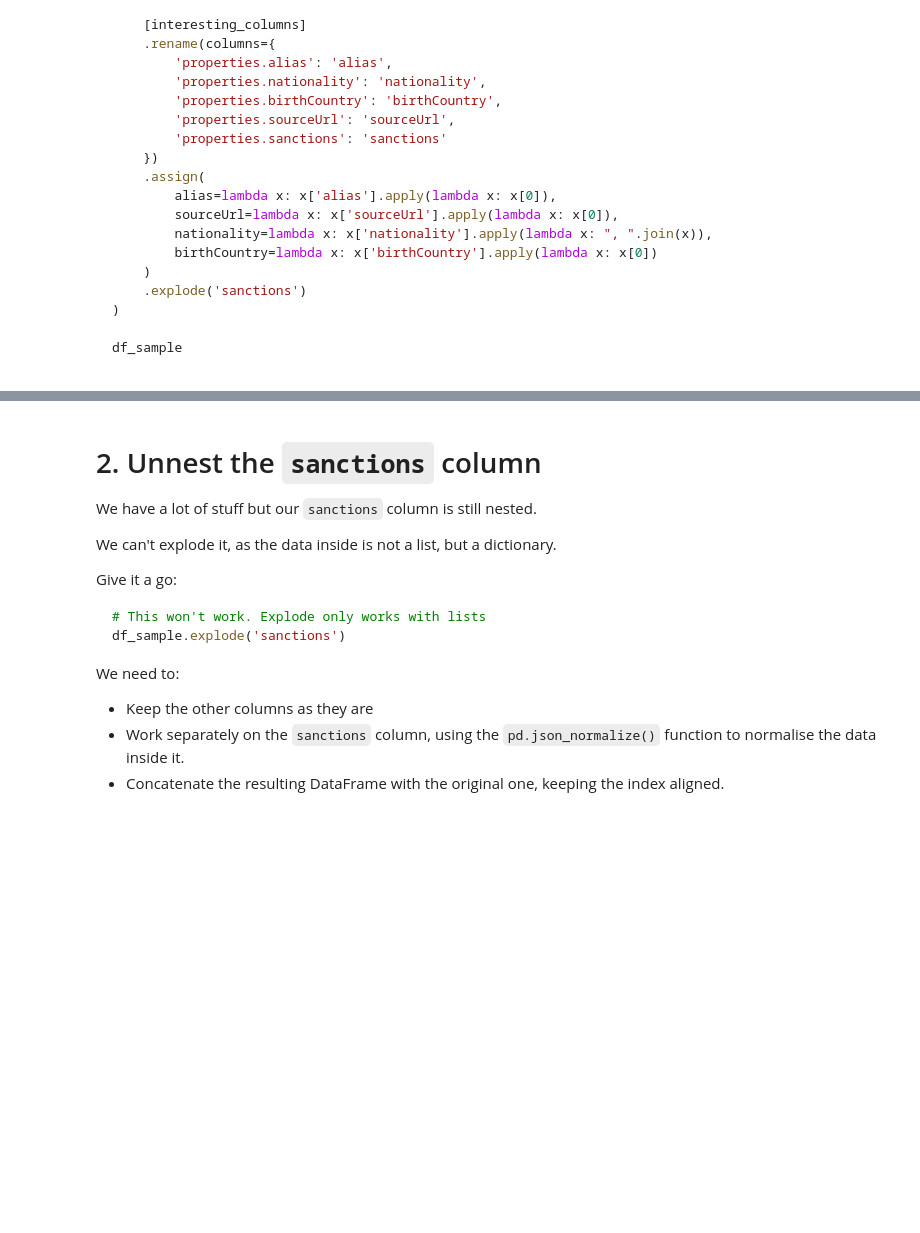
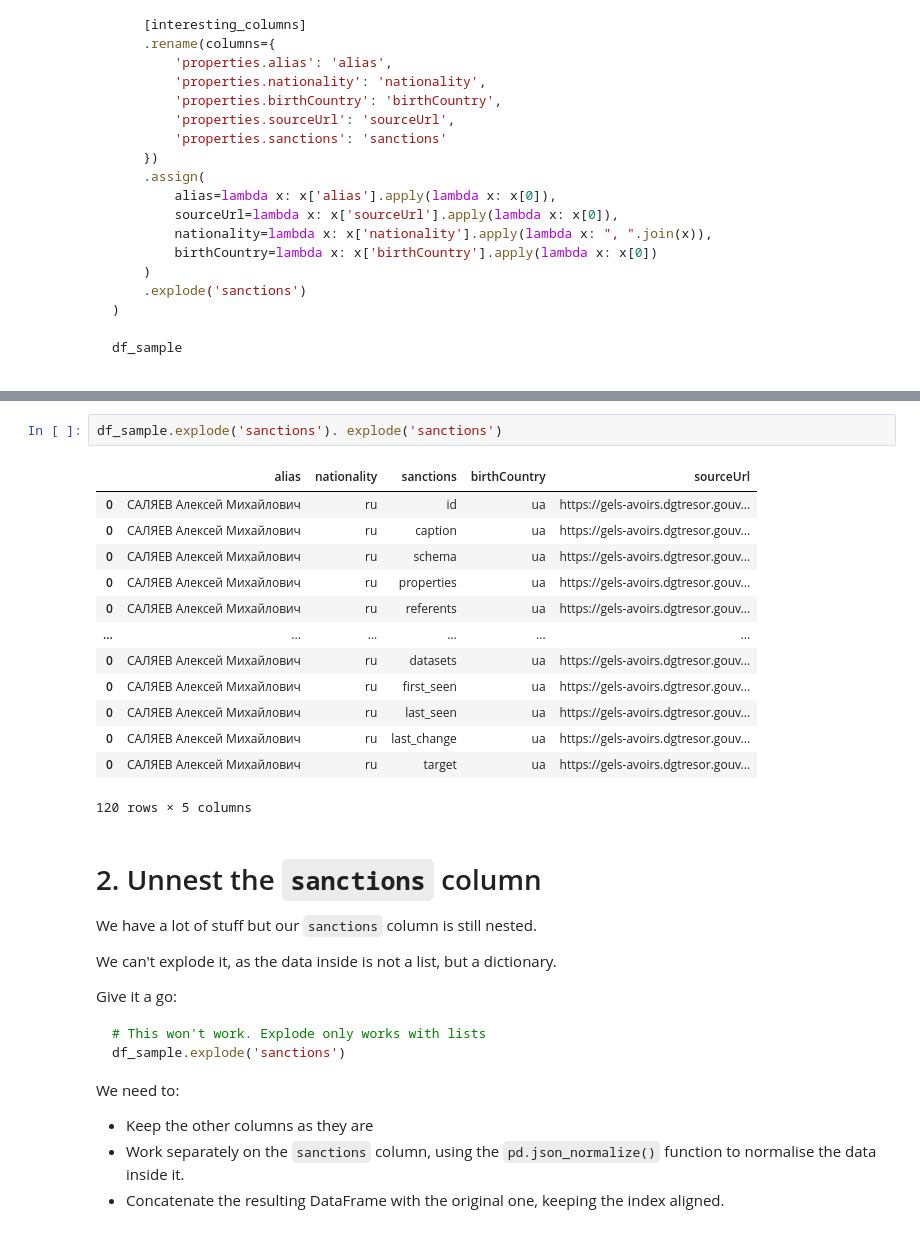
Before and after one commit to kearneyLSE/ds105a-2024, a Jupyter notebook: W07-CLK-Practice/notebooks/W07-Lab-Notebook.ipynb, the cells around one changed output, grey strips where cells are left out. Drawn from its saved outputs; the diff is of its cells as text; folded sections open; blank space fills up the shorter version.

```diff
--- a/W07-CLK-Practice/notebooks/W07-Lab-Notebook.ipynb
+++ b/W07-CLK-Practice/notebooks/W07-Lab-Notebook.ipynb
@@ -337,3 +356,19 @@ df_sample
+# %%
+df_sample.explode('sanctions'). explode('sanctions')
+# %% [output]
+|  | alias | nationality | sanctions | birthCountry | sourceUrl |
+| 0 | САЛЯЕВ Алексей Михайлович | ru | id | ua | https://gels-avoirs.dgtresor.gouv... |
+| 0 | САЛЯЕВ Алексей Михайлович | ru | caption | ua | https://gels-avoirs.dgtresor.gouv... |
+| 0 | САЛЯЕВ Алексей Михайлович | ru | schema | ua | https://gels-avoirs.dgtresor.gouv... |
+| 0 | САЛЯЕВ Алексей Михайлович | ru | properties | ua | https://gels-avoirs.dgtresor.gouv... |
+| 0 | САЛЯЕВ Алексей Михайлович | ru | referents | ua | https://gels-avoirs.dgtresor.gouv... |
+| ... | ... | ... | ... | ... | ... |
+| 0 | САЛЯЕВ Алексей Михайлович | ru | datasets | ua | https://gels-avoirs.dgtresor.gouv... |
+| 0 | САЛЯЕВ Алексей Михайлович | ru | first_seen | ua | https://gels-avoirs.dgtresor.gouv... |
+| 0 | САЛЯЕВ Алексей Михайлович | ru | last_seen | ua | https://gels-avoirs.dgtresor.gouv... |
+| 0 | САЛЯЕВ Алексей Михайлович | ru | last_change | ua | https://gels-avoirs.dgtresor.gouv... |
+| 0 | САЛЯЕВ Алексей Михайлович | ru | target | ua | https://gels-avoirs.dgtresor.gouv... |
+120 rows × 5 columns
 # %% [markdown]
 # 2. Unnest the `sanctions` column
 
```
Also changed, not shown: parts of 2 cells of this notebook, 1 other file.
